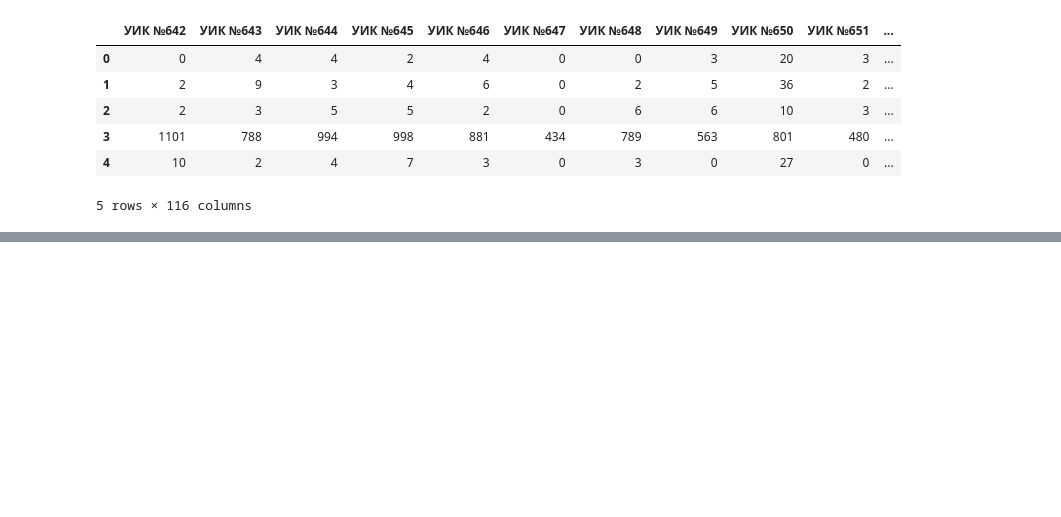
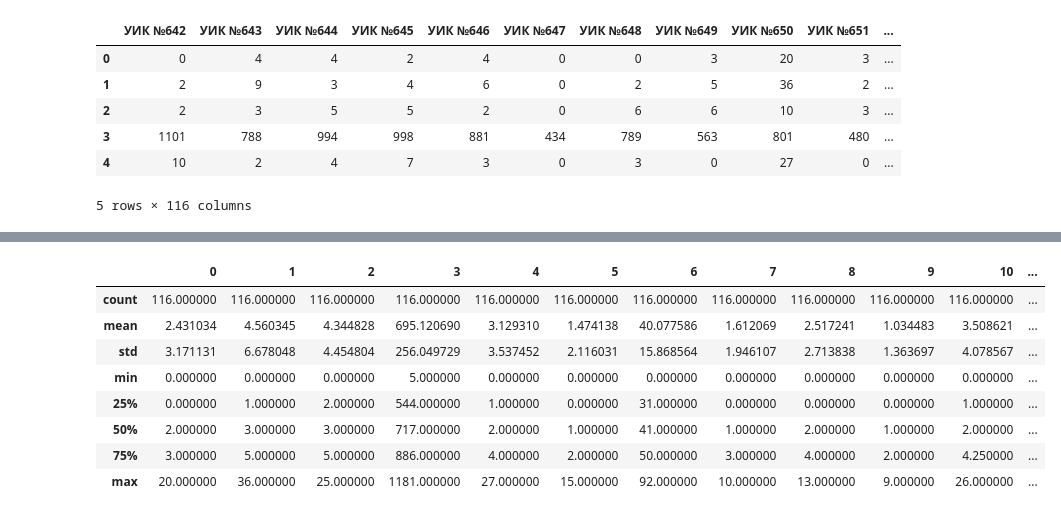
Before and after one commit to fortunto2/sterlitamak_duma2016, a Jupyter notebook: sterlitamak.ipynb, the cells around one changed output, grey strips where cells are left out. Drawn from its saved outputs; the diff is of its cells as text; code cells hidden in the pictures; blank space fills up the shorter version.

```diff
--- a/sterlitamak.ipynb
+++ b/sterlitamak.ipynb
@@ -30,0 +58,3 @@ data.plot()
+# %%
+data2 = data.transpose()
+data2.head(5)
@@ -30,0 +68,12 @@ data.plot()
+# %%
+data2.describe()
+# %% [output]
+|  | 0 | 1 | 2 | 3 | 4 | 5 | 6 | 7 | 8 | 9 | 10 | ... |
+| count | 116.000000 | 116.000000 | 116.000000 | 116.000000 | 116.000000 | 116.000000 | 116.000000 | 116.000000 | 116.000000 | 116.000000 | 116.000000 | ... |
+| mean | 2.431034 | 4.560345 | 4.344828 | 695.120690 | 3.129310 | 1.474138 | 40.077586 | 1.612069 | 2.517241 | 1.034483 | 3.508621 | ... |
+| std | 3.171131 | 6.678048 | 4.454804 | 256.049729 | 3.537452 | 2.116031 | 15.868564 | 1.946107 | 2.713838 | 1.363697 | 4.078567 | ... |
+| min | 0.000000 | 0.000000 | 0.000000 | 5.000000 | 0.000000 | 0.000000 | 0.000000 | 0.000000 | 0.000000 | 0.000000 | 0.000000 | ... |
+| 25% | 0.000000 | 1.000000 | 2.000000 | 544.000000 | 1.000000 | 0.000000 | 31.000000 | 0.000000 | 0.000000 | 0.000000 | 1.000000 | ... |
+| 50% | 2.000000 | 3.000000 | 3.000000 | 717.000000 | 2.000000 | 1.000000 | 41.000000 | 1.000000 | 2.000000 | 1.000000 | 2.000000 | ... |
+| 75% | 3.000000 | 5.000000 | 5.000000 | 886.000000 | 4.000000 | 2.000000 | 50.000000 | 3.000000 | 4.000000 | 2.000000 | 4.250000 | ... |
+| max | 20.000000 | 36.000000 | 25.000000 | 1181.000000 | 27.000000 | 15.000000 | 92.000000 | 10.000000 | 13.000000 | 9.000000 | 26.000000 | ... |
```
Also changed, not shown: parts of 10 cells of this notebook.
